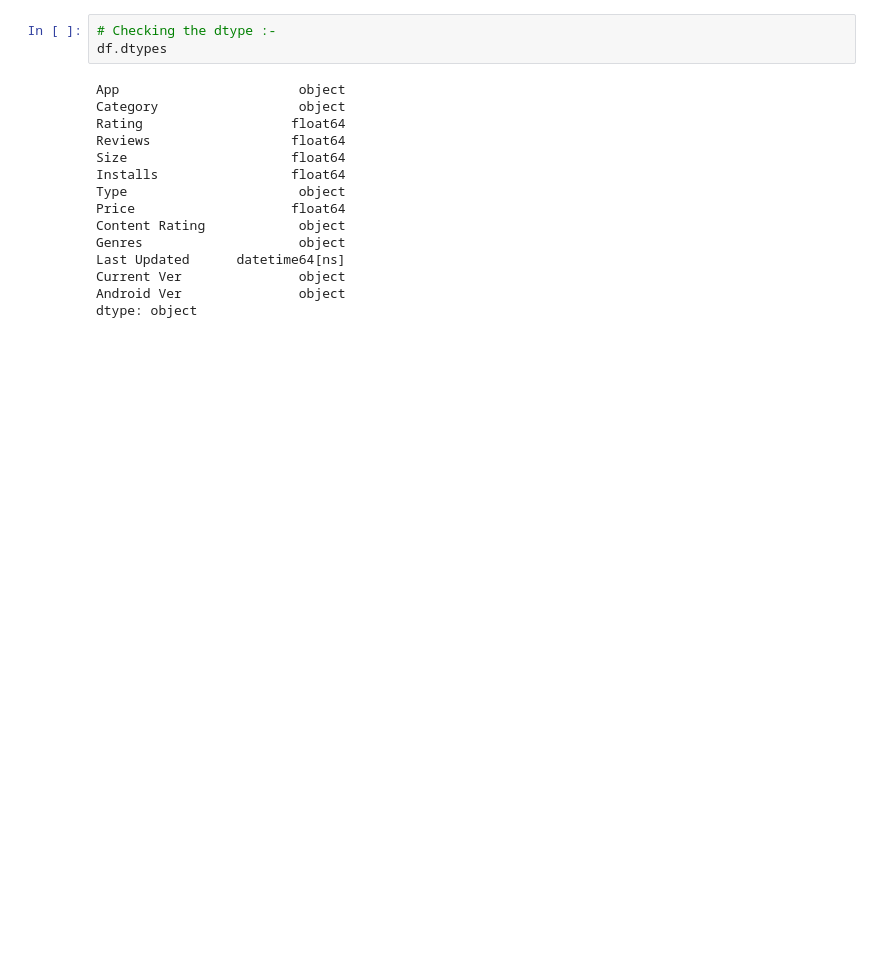
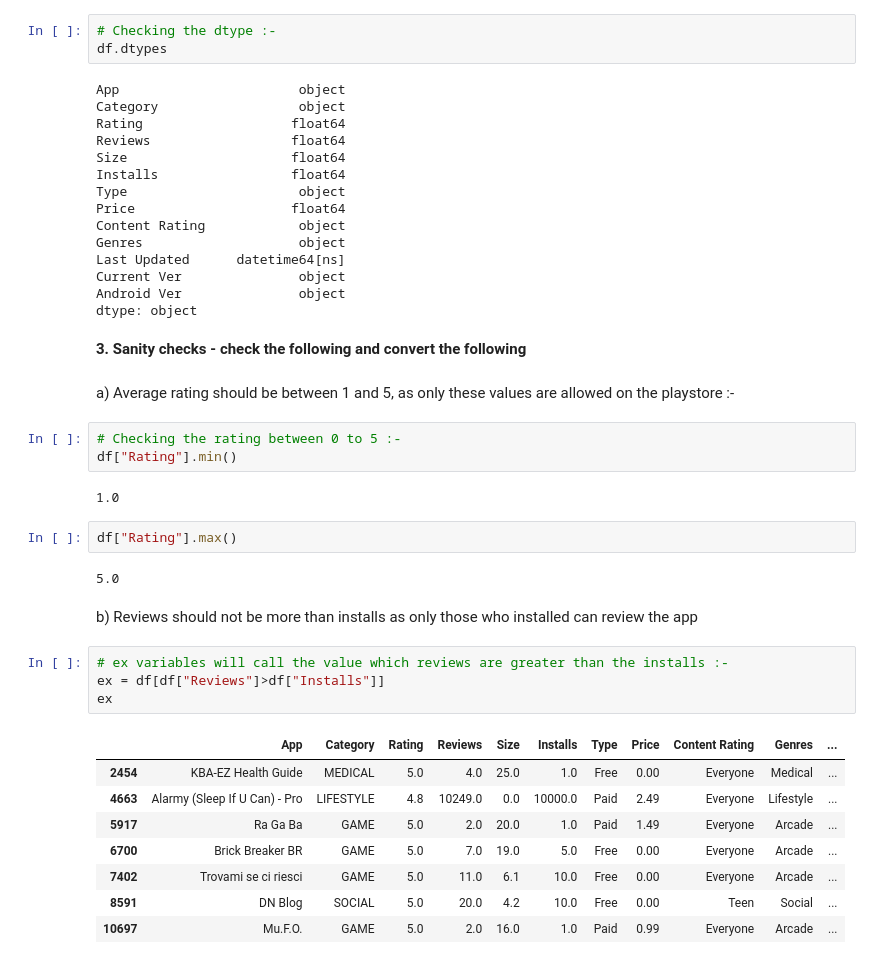
Before and after one commit to DeepakSingh1992/EDA-PROJECT, a Jupyter notebook: Deepak_Singh_EDA_of_Play_Store_App_Review_Analysis_Capstone_Project.ipynb, the cells around one changed output. Cells and saved outputs as stored; diff of their text form; blank space fills up the shorter version.

```diff
--- a/Deepak_Singh_EDA_of_Play_Store_App_Review_Analysis_Capstone_Project.ipynb
+++ b/Deepak_Singh_EDA_of_Play_Store_App_Review_Analysis_Capstone_Project.ipynb
@@ -571,3 +571,31 @@ Last Updated      datetime64[ns]
 Current Ver               object
 Android Ver               object
 dtype: object
+# %% [markdown]
+**3. Sanity checks - check the following and convert the following**
+# %% [markdown]
+a) Average rating should be between 1 and 5, as only these values are allowed on the playstore :-
+# %%
+# Checking the rating between 0 to 5 :-
+df["Rating"].min()
+# %% [output]
+1.0
+# %%
+df["Rating"].max()
+# %% [output]
+5.0
+# %% [markdown]
+b) Reviews should not be more than installs as only those who installed can review the app
+# %%
+# ex variables will call the value which reviews are greater than the installs :-
+ex = df[df["Reviews"]>df["Installs"]]
+ex
+# %% [output]
+|  | App | Category | Rating | Reviews | Size | Installs | Type | Price | Content Rating | Genres | ... |
+| 2454 | KBA-EZ Health Guide | MEDICAL | 5.0 | 4.0 | 25.0 | 1.0 | Free | 0.00 | Everyone | Medical | ... |
+| 4663 | Alarmy (Sleep If U Can) - Pro | LIFESTYLE | 4.8 | 10249.0 | 0.0 | 10000.0 | Paid | 2.49 | Everyone | Lifestyle | ... |
+| 5917 | Ra Ga Ba | GAME | 5.0 | 2.0 | 20.0 | 1.0 | Paid | 1.49 | Everyone | Arcade | ... |
+| 6700 | Brick Breaker BR | GAME | 5.0 | 7.0 | 19.0 | 5.0 | Free | 0.00 | Everyone | Arcade | ... |
+| 7402 | Trovami se ci riesci | GAME | 5.0 | 11.0 | 6.1 | 10.0 | Free | 0.00 | Everyone | Arcade | ... |
+| 8591 | DN Blog | SOCIAL | 5.0 | 20.0 | 4.2 | 10.0 | Free | 0.00 | Teen | Social | ... |
+| 10697 | Mu.F.O. | GAME | 5.0 | 2.0 | 16.0 | 1.0 | Paid | 0.99 | Everyone | Arcade | ... |
```
Also changed, not shown: parts of 13 cells of this notebook.
